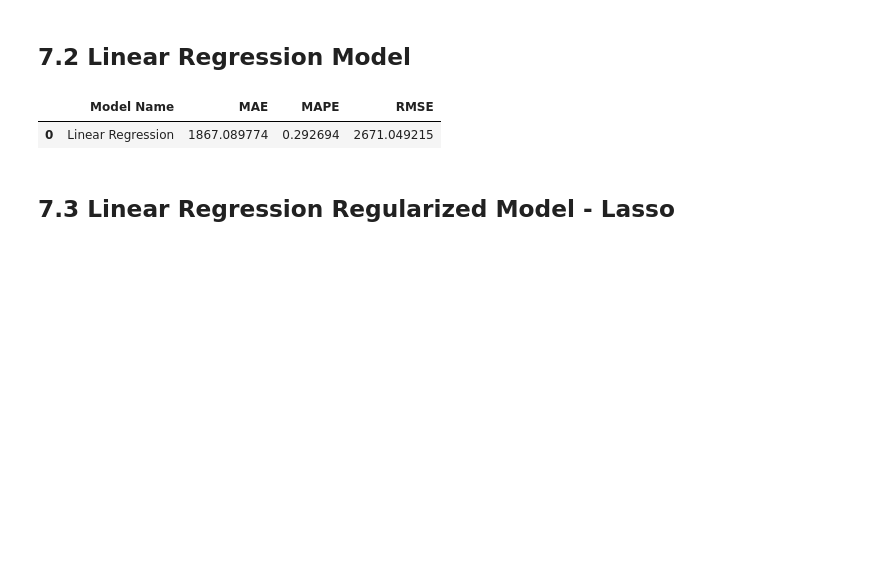
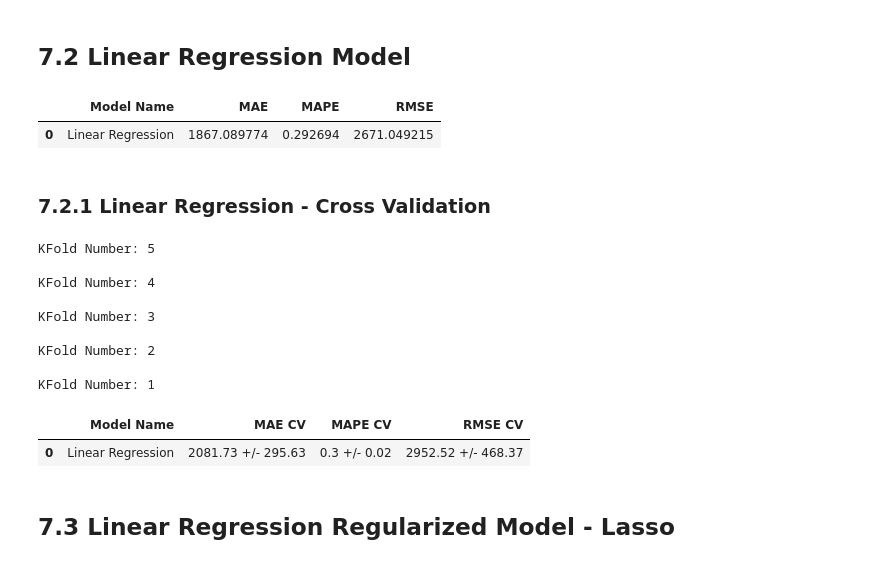
Before and after one commit to polloncarlos/rossmann_sales_predict, a Jupyter notebook: m07_v01_store_sales_prediction.ipynb, the cells around one changed output. Drawn from its saved outputs; the diff is of its cells as text; code cells hidden in the pictures; blank space fills up the shorter version.

```diff
--- a/m07_v01_store_sales_prediction.ipynb
+++ b/m07_v01_store_sales_prediction.ipynb
@@ -1066,12 +1073,16 @@ cols_selected_boruta = [
 feat_to_add = ['date', 'sales']
 
 # final features
-#cols_selected_boruta.extend(feat_to_add)
+cols_selected_boruta_full = cols_selected_boruta.copy()
+cols_selected_boruta_full.extend(feat_to_add)
 # %% [markdown]
 # 7.0 MACHINE LEARNING MODEL
 # %%
 x_train = X_train[cols_selected_boruta]
 x_test = X_test[cols_selected_boruta]
+
+# Time Series Data Preparation (variaveis relevantes + vendas e data)
+x_training = X_train[cols_selected_boruta_full]
 # %% [markdown]
 ## 7.1 Average Model
 # %%
@@ -1104,6 +1115,23 @@ lr_result
 # %% [output]
 |  | Model Name | MAE | MAPE | RMSE |
 | 0 | Linear Regression | 1867.089774 | 0.292694 | 2671.049215 |
+# %% [markdown]
+### 7.2.1 Linear Regression - Cross Validation
+# %%
+lr_result_cv = cross_validation(x_training, 5, 'Linear Regression', lr, verbose=True)
+lr_result_cv
+# %% [output]
+KFold Number: 5
+
+KFold Number: 4
+
+KFold Number: 3
+
+KFold Number: 2
+
+KFold Number: 1
+|  | Model Name | MAE CV | MAPE CV | RMSE CV |
+| 0 | Linear Regression | 2081.73 +/- 295.63 | 0.3 +/- 0.02 | 2952.52 +/- 468.37 |
 # %% [markdown]
 ## 7.3 Linear Regression Regularized Model - Lasso
 # %%
```
Also changed, not shown: parts of 15 cells of this notebook.
